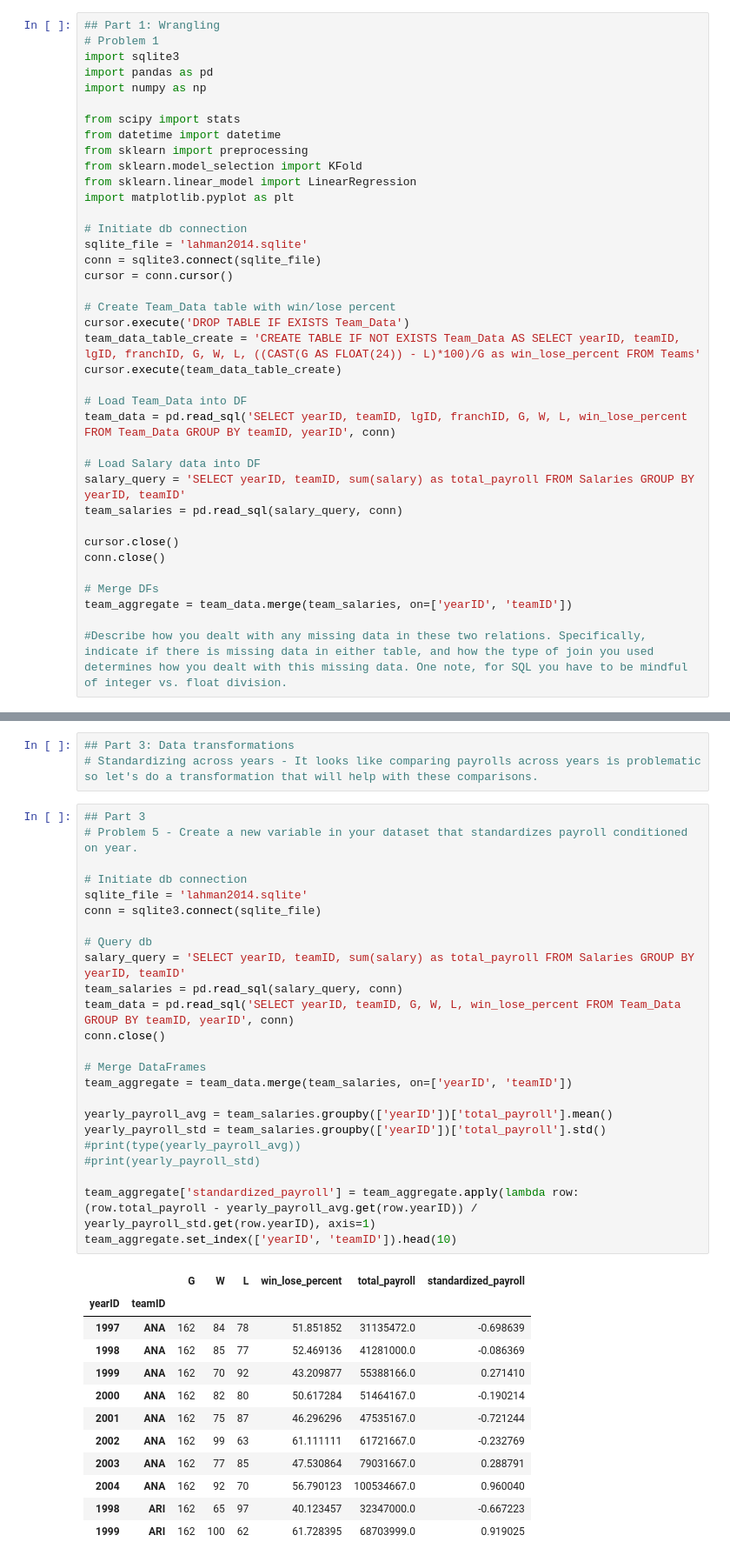
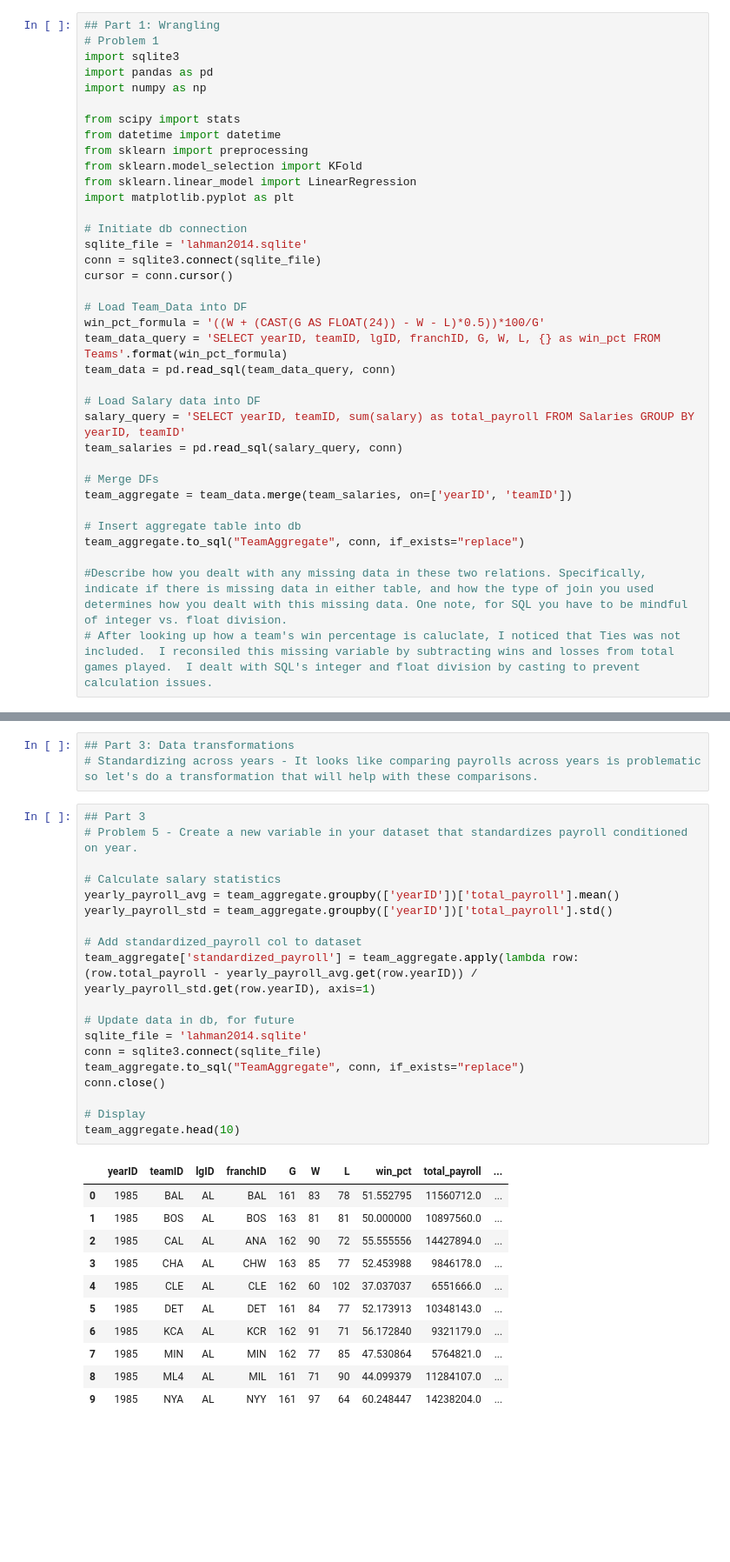
Before and after one commit to tmwalter98/fall2020, a Jupyter notebook: project2/project2.ipynb, the cells around one changed output, grey strips where cells are left out. Shown at 87% size. Saved outputs shown, nothing was run; the diff lists cells and outputs as text; blank space fills up the shorter version.

```diff
--- a/project2/project2.ipynb
+++ b/project2/project2.ipynb
@@ -17,25 +17,23 @@ sqlite_file = 'lahman2014.sqlite'
 conn = sqlite3.connect(sqlite_file)
 cursor = conn.cursor()
 
-# Create Team_Data table with win/lose percent
-cursor.execute('DROP TABLE IF EXISTS Team_Data')
-team_data_table_create = 'CREATE TABLE IF NOT EXISTS Team_Data AS SELECT yearID, teamID, lgID, franchID, G, W, L, ((CAST(G AS FLOAT(24)) - L)*100)/G as win_lose_percent FROM Teams'
-cursor.execute(team_data_table_create)
-
 # Load Team_Data into DF
-team_data = pd.read_sql('SELECT yearID, teamID, lgID, franchID, G, W, L, win_lose_percent FROM Team_Data GROUP BY teamID, yearID', conn)
+win_pct_formula = '((W + (CAST(G AS FLOAT(24)) - W - L)*0.5))*100/G'
+team_data_query = 'SELECT yearID, teamID, lgID, franchID, G, W, L, {} as win_pct FROM Teams'.format(win_pct_formula)
+team_data = pd.read_sql(team_data_query, conn)
 
 # Load Salary data into DF
 salary_query = 'SELECT yearID, teamID, sum(salary) as total_payroll FROM Salaries GROUP BY yearID, teamID'
 team_salaries = pd.read_sql(salary_query, conn)
 
-cursor.close()
-conn.close()
-
 # Merge DFs
 team_aggregate = team_data.merge(team_salaries, on=['yearID', 'teamID'])
 
+# Insert aggregate table into db
+team_aggregate.to_sql("TeamAggregate", conn, if_exists="replace")
+
 #Describe how you dealt with any missing data in these two relations. Specifically, indicate if there is missing data in either table, and how the type of join you used determines how you dealt with this missing data. One note, for SQL you have to be mindful of integer vs. float division.
+# After looking up how a team's win percentage is caluclate, I noticed that Ties was not included.  I reconsiled this missing variable by subtracting wins and losses from total games played.  I dealt with SQL's integer and float division by casting to prevent calculation issues.
 # %%
 ## Part 2: Exploratory Data Analysis
 # Problem 2
@@ -128,40 +112,34 @@ g.set(ylim=(0, 100))
 # %%
 ## Part 3
 # Problem 5 - Create a new variable in your dataset that standardizes payroll conditioned on year.
 
-# Initiate db connection
+# Calculate salary statistics
+yearly_payroll_avg = team_aggregate.groupby(['yearID'])['total_payroll'].mean()
+yearly_payroll_std = team_aggregate.groupby(['yearID'])['total_payroll'].std()
+
+# Add standardized_payroll col to dataset
+team_aggregate['standardized_payroll'] = team_aggregate.apply(lambda row: (row.total_payroll - yearly_payroll_avg.get(row.yearID)) / yearly_payroll_std.get(row.yearID), axis=1)
+
+# Update data in db, for future
 sqlite_file = 'lahman2014.sqlite'
 conn = sqlite3.connect(sqlite_file)
-
-# Query db
-salary_query = 'SELECT yearID, teamID, sum(salary) as total_payroll FROM Salaries GROUP BY yearID, teamID'
-team_salaries = pd.read_sql(salary_query, conn)
-team_data = pd.read_sql('SELECT yearID, teamID, G, W, L, win_lose_percent FROM Team_Data GROUP BY teamID, yearID', conn)
+team_aggregate.to_sql("TeamAggregate", conn, if_exists="replace")
 conn.close()
 
-# Merge DataFrames
-team_aggregate = team_data.merge(team_salaries, on=['yearID', 'teamID'])
-
-yearly_payroll_avg = team_salaries.groupby(['yearID'])['total_payroll'].mean()
-yearly_payroll_std = team_salaries.groupby(['yearID'])['total_payroll'].std()
-#print(type(yearly_payroll_avg))
-#print(yearly_payroll_std)
-
-team_aggregate['standardized_payroll'] = team_aggregate.apply(lambda row: (row.total_payroll - yearly_payroll_avg.get(row.yearID)) / yearly_payroll_std.get(row.yearID), axis=1)
-team_aggregate.set_index(['yearID', 'teamID']).head(10)
+# Display
+team_aggregate.head(10)
 # %% [output]
-|  |  | G | W | L | win_lose_percent | total_payroll | standardized_payroll |
-| yearID | teamID |  |  |  |  |  |  |
-| 1997 | ANA | 162 | 84 | 78 | 51.851852 | 31135472.0 | -0.698639 |
-| 1998 | ANA | 162 | 85 | 77 | 52.469136 | 41281000.0 | -0.086369 |
-| 1999 | ANA | 162 | 70 | 92 | 43.209877 | 55388166.0 | 0.271410 |
-| 2000 | ANA | 162 | 82 | 80 | 50.617284 | 51464167.0 | -0.190214 |
-| 2001 | ANA | 162 | 75 | 87 | 46.296296 | 47535167.0 | -0.721244 |
-| 2002 | ANA | 162 | 99 | 63 | 61.111111 | 61721667.0 | -0.232769 |
-| 2003 | ANA | 162 | 77 | 85 | 47.530864 | 79031667.0 | 0.288791 |
-| 2004 | ANA | 162 | 92 | 70 | 56.790123 | 100534667.0 | 0.960040 |
-| 1998 | ARI | 162 | 65 | 97 | 40.123457 | 32347000.0 | -0.667223 |
-| 1999 | ARI | 162 | 100 | 62 | 61.728395 | 68703999.0 | 0.919025 |
+|  | yearID | teamID | lgID | franchID | G | W | L | win_pct | total_payroll | ... |
+| 0 | 1985 | BAL | AL | BAL | 161 | 83 | 78 | 51.552795 | 11560712.0 | ... |
+| 1 | 1985 | BOS | AL | BOS | 163 | 81 | 81 | 50.000000 | 10897560.0 | ... |
+| 2 | 1985 | CAL | AL | ANA | 162 | 90 | 72 | 55.555556 | 14427894.0 | ... |
+| 3 | 1985 | CHA | AL | CHW | 163 | 85 | 77 | 52.453988 | 9846178.0 | ... |
+| 4 | 1985 | CLE | AL | CLE | 162 | 60 | 102 | 37.037037 | 6551666.0 | ... |
+| 5 | 1985 | DET | AL | DET | 161 | 84 | 77 | 52.173913 | 10348143.0 | ... |
+| 6 | 1985 | KCA | AL | KCR | 162 | 91 | 71 | 56.172840 | 9321179.0 | ... |
+| 7 | 1985 | MIN | AL | MIN | 162 | 77 | 85 | 47.530864 | 5764821.0 | ... |
+| 8 | 1985 | ML4 | AL | MIL | 161 | 71 | 90 | 44.099379 | 11284107.0 | ... |
+| 9 | 1985 | NYA | AL | NYY | 161 | 97 | 64 | 60.248447 | 14238204.0 | ... |
 # %%
 ## Part 3
 # Problem 6 - Repeat the same plots as Problem 4, but use this new standardized payroll variable.
```
Also changed, not shown: parts of 11 cells of this notebook.
